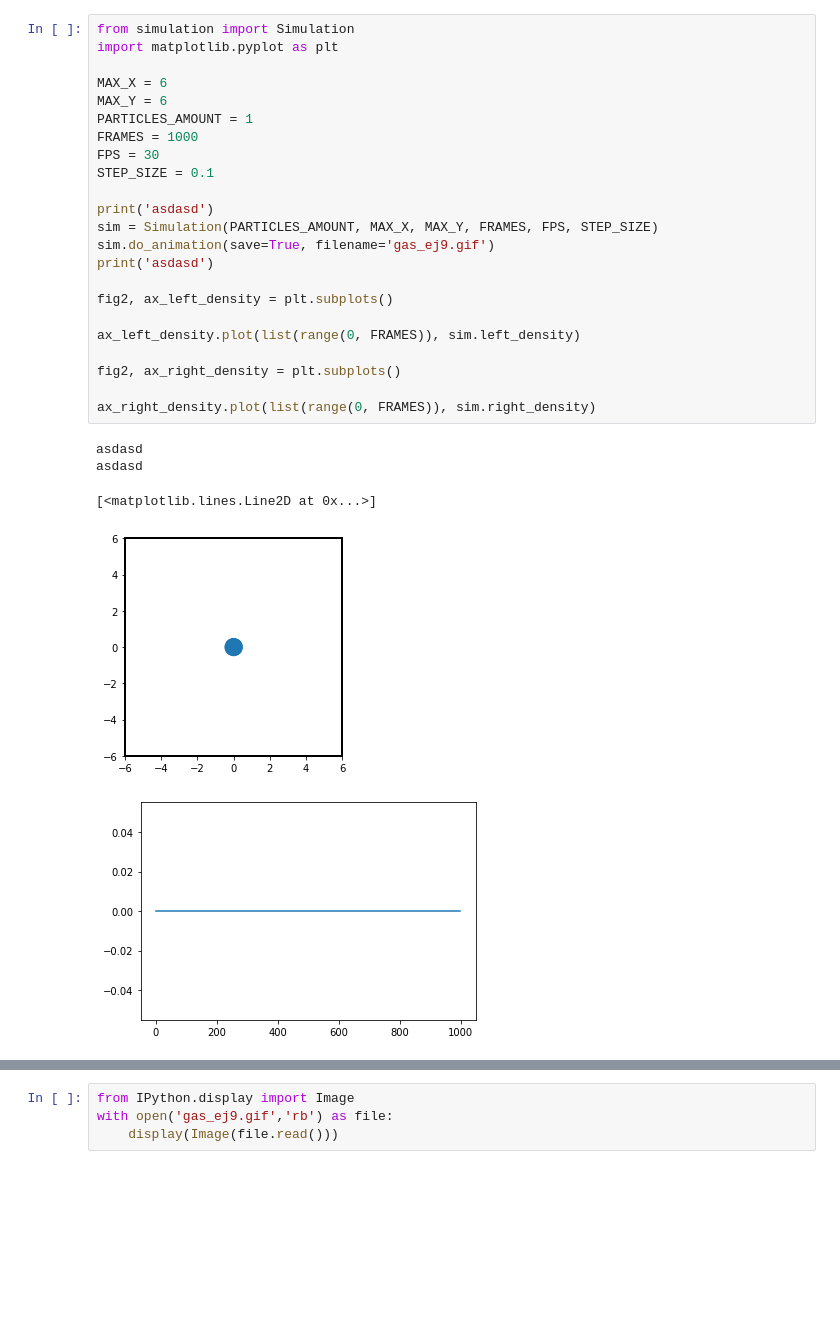
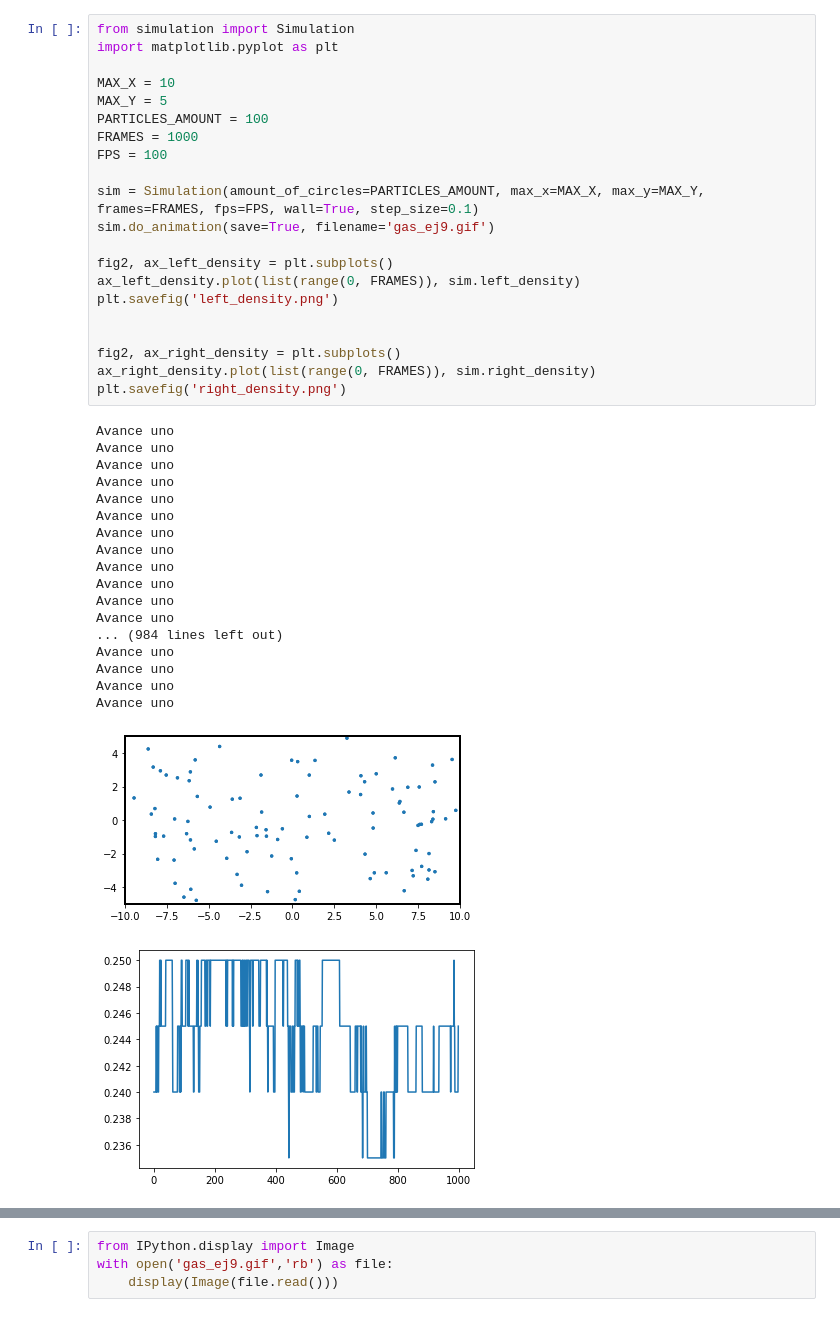
Before and after one commit to mauromeli/simulacion, a Jupyter notebook: ej9.ipynb, the cells around one changed output, grey strips where cells are left out. Cells and saved outputs as stored; diff of their text form; blank space fills up the shorter version.

```diff
--- a/ej9.ipynb
+++ b/ej9.ipynb
@@ -1,29 +1,41 @@
 # %%
 from simulation import Simulation
 import matplotlib.pyplot as plt
 
-MAX_X = 6
-MAX_Y = 6
-PARTICLES_AMOUNT = 1
+MAX_X = 10
+MAX_Y = 5
+PARTICLES_AMOUNT = 100
 FRAMES = 1000
-FPS = 30
-STEP_SIZE = 0.1
+FPS = 100
 
-print('asdasd')
-sim = Simulation(PARTICLES_AMOUNT, MAX_X, MAX_Y, FRAMES, FPS, STEP_SIZE)
+sim = Simulation(amount_of_circles=PARTICLES_AMOUNT, max_x=MAX_X, max_y=MAX_Y, frames=FRAMES, fps=FPS, wall=True, step_size=0.1)
 sim.do_animation(save=True, filename='gas_ej9.gif')
-print('asdasd')
 
 fig2, ax_left_density = plt.subplots()
+ax_left_density.plot(list(range(0, FRAMES)), sim.left_density)
+plt.savefig('left_density.png')
 
-ax_left_density.plot(list(range(0, FRAMES)), sim.left_density)
 
 fig2, ax_right_density = plt.subplots()
-
 ax_right_density.plot(list(range(0, FRAMES)), sim.right_density)
+plt.savefig('right_density.png')
 # %% [output]
-asdasd
-asdasd
+Avance uno
+Avance uno
+Avance uno
+Avance uno
+Avance uno
+Avance uno
+Avance uno
+Avance uno
+Avance uno
+Avance uno
+Avance uno
+Avance uno
+... (984 lines left out)
+Avance uno
+Avance uno
+Avance uno
+Avance uno
-[<matplotlib.lines.Line2D at 0x...>]
-[figure, old version]
+[figure, new version]
-[figure, old version]
+[figure, new version]
```
Also changed, not shown: parts of 1 cell of this notebook, 2 other files.
